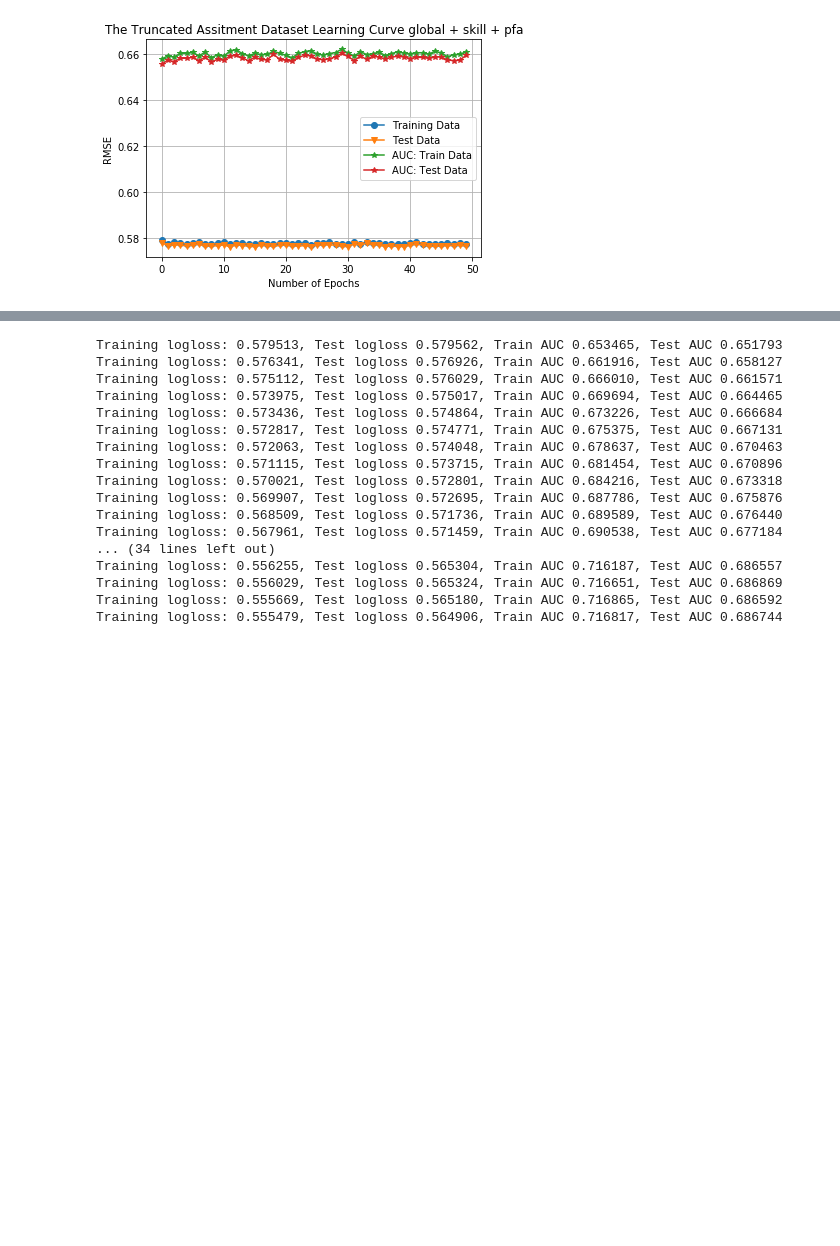
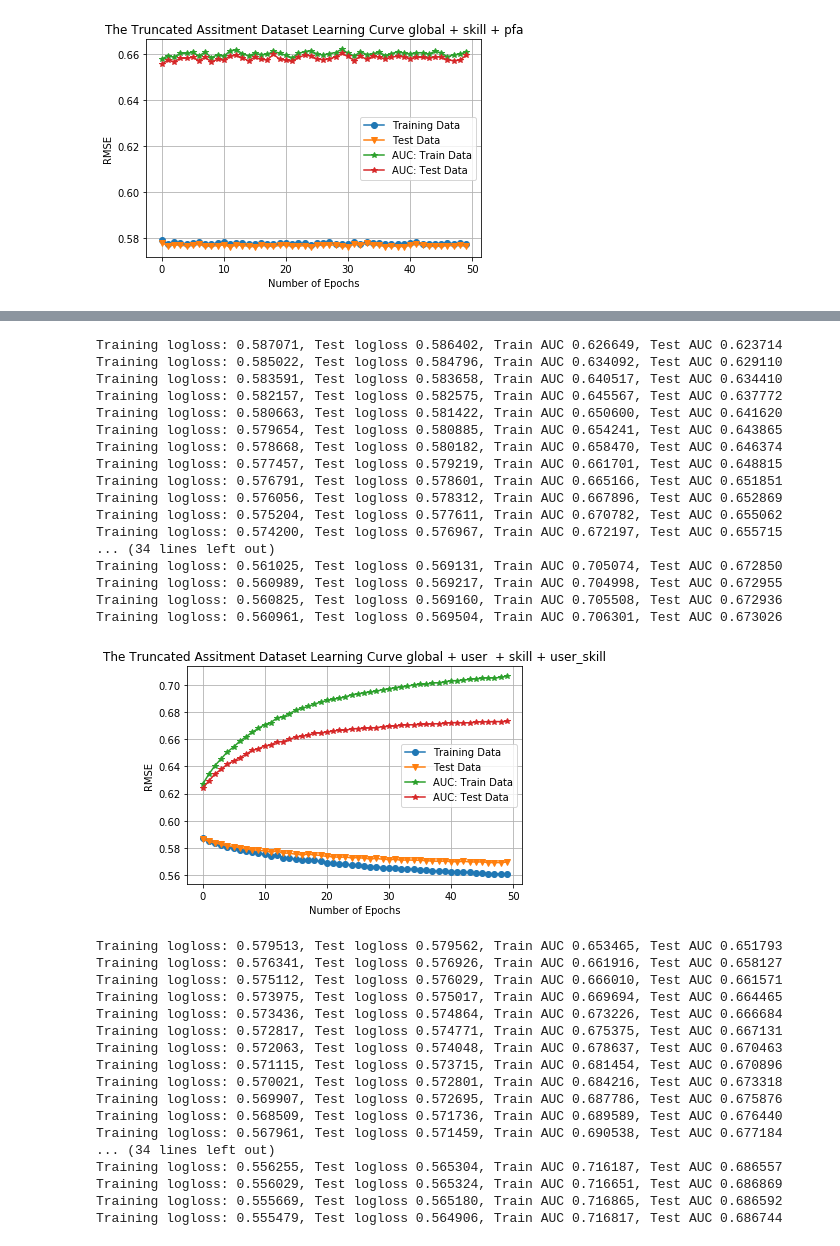
Before and after one commit to LiangbeiXu/Probabilistic-Matrix-Factorization, a Jupyter notebook: Untitled1.ipynb, the cells around one changed output, grey strips where cells are left out. Saved outputs shown, nothing was run; the diff lists cells and outputs as text; code cells hidden in the pictures; blank space fills up the shorter version.

```diff
--- a/Untitled1.ipynb
+++ b/Untitled1.ipynb
@@ -501 +500,28 @@ Training logloss: 0.555648, Test logloss 0.565157, Train AUC 0.716336, Test AUC
+# %%
+name = 'global + user  + skill + user_skill'
+skill2 = IRT()
+skill2.set_params({ "epsilon": 1, "_lambda": 0.2, "momentum": 0.5, "maxepoch": 50, "num_batches": 300,
+                            "batch_size": 1000,'user_skill':True})
+skill2.fit(train, test, len(np.unique(data['user_id'])), len(np.unique(data['skill_id'])), 10) # IRT
+
+PlotLoss(skill2, name)
+# %% [output]
+Training logloss: 0.587071, Test logloss 0.586402, Train AUC 0.626649, Test AUC 0.623714
+Training logloss: 0.585022, Test logloss 0.584796, Train AUC 0.634092, Test AUC 0.629110
+Training logloss: 0.583591, Test logloss 0.583658, Train AUC 0.640517, Test AUC 0.634410
+Training logloss: 0.582157, Test logloss 0.582575, Train AUC 0.645567, Test AUC 0.637772
+Training logloss: 0.580663, Test logloss 0.581422, Train AUC 0.650600, Test AUC 0.641620
+Training logloss: 0.579654, Test logloss 0.580885, Train AUC 0.654241, Test AUC 0.643865
+Training logloss: 0.578668, Test logloss 0.580182, Train AUC 0.658470, Test AUC 0.646374
+Training logloss: 0.577457, Test logloss 0.579219, Train AUC 0.661701, Test AUC 0.648815
+Training logloss: 0.576791, Test logloss 0.578601, Train AUC 0.665166, Test AUC 0.651851
+Training logloss: 0.576056, Test logloss 0.578312, Train AUC 0.667896, Test AUC 0.652869
+Training logloss: 0.575204, Test logloss 0.577611, Train AUC 0.670782, Test AUC 0.655062
+Training logloss: 0.574200, Test logloss 0.576967, Train AUC 0.672197, Test AUC 0.655715
+... (34 lines left out)
+Training logloss: 0.561025, Test logloss 0.569131, Train AUC 0.705074, Test AUC 0.672850
+Training logloss: 0.560989, Test logloss 0.569217, Train AUC 0.704998, Test AUC 0.672955
+Training logloss: 0.560825, Test logloss 0.569160, Train AUC 0.705508, Test AUC 0.672936
+Training logloss: 0.560961, Test logloss 0.569504, Train AUC 0.706301, Test AUC 0.673026
+[figure, added]
 # %%
```
Also changed, not shown: parts of 9 cells of this notebook, 3 other files.
